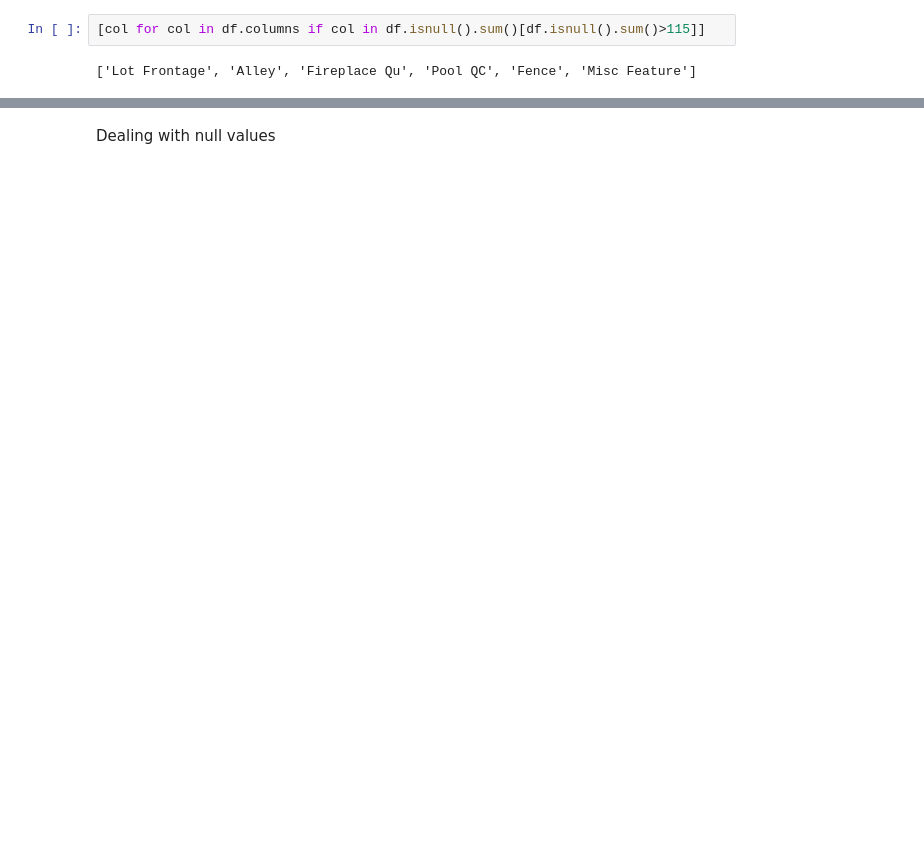
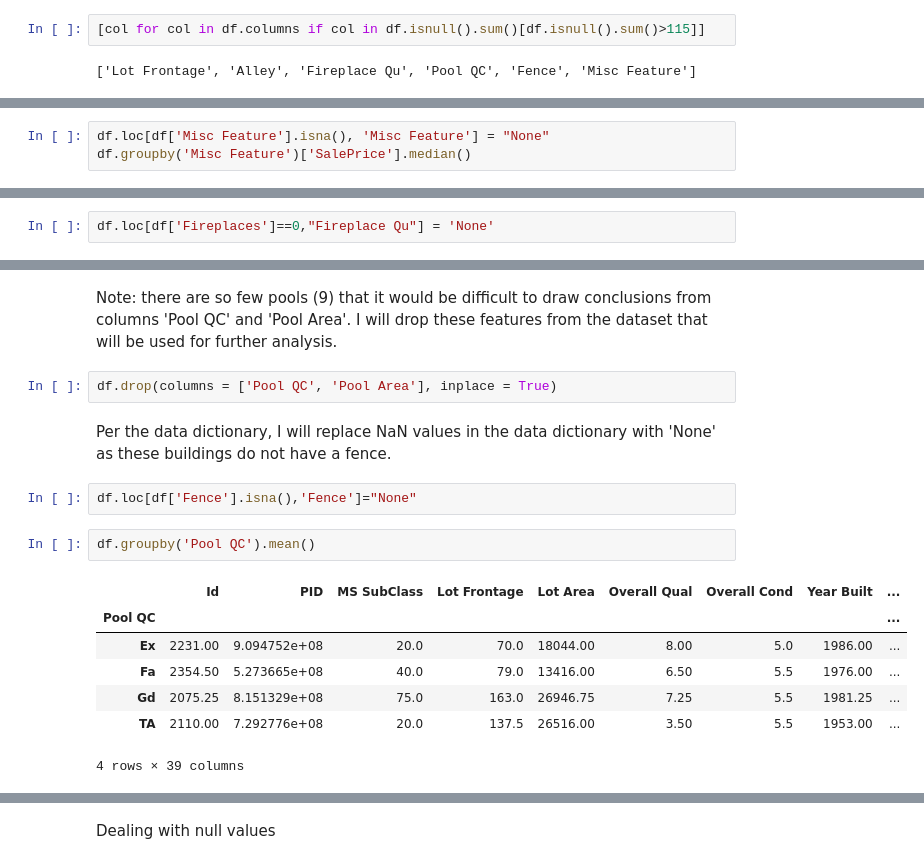
Before and after one commit to wcmohr/AmesHousing, a Jupyter notebook: notebooks/AMES_EDA.ipynb, the cells around one changed output, grey strips where cells are left out. Saved outputs shown, nothing was run; the diff lists cells and outputs as text; blank space fills up the shorter version.

Commit message:
data cleaning

```diff
--- a/notebooks/AMES_EDA.ipynb
+++ b/notebooks/AMES_EDA.ipynb
@@ -92,0 +116,3 @@ column
+# %%
+df.loc[df['Misc Feature'].isna(), 'Misc Feature'] = "None"
+df.groupby('Misc Feature')['SalePrice'].median()
@@ -92,0 +139,2 @@ column
+# %%
+df.loc[df['Fireplaces']==0,"Fireplace Qu"] = 'None'
@@ -92,0 +148,18 @@ column
+# %% [markdown]
+Note: there are so few pools (9) that it would be difficult to draw conclusions from columns 'Pool QC' and 'Pool Area'.  I will drop these features from  the dataset that will be used for further analysis.
+# %%
+df.drop(columns = ['Pool QC', 'Pool Area'], inplace = True)
+# %% [markdown]
+Per the data dictionary, I will replace NaN values in the data dictionary with 'None' as these buildings do not have a fence.
+# %%
+df.loc[df['Fence'].isna(),'Fence']="None"
+# %%
+df.groupby('Pool QC').mean()
+# %% [output]
+|  | Id | PID | MS SubClass | Lot Frontage | Lot Area | Overall Qual | Overall Cond | Year Built | ... |
+| Pool QC |  |  |  |  |  |  |  |  | ... |
+| Ex | 2231.00 | 9.094752e+08 | 20.0 | 70.0 | 18044.00 | 8.00 | 5.0 | 1986.00 | ... |
+| Fa | 2354.50 | 5.273665e+08 | 40.0 | 79.0 | 13416.00 | 6.50 | 5.5 | 1976.00 | ... |
+| Gd | 2075.25 | 8.151329e+08 | 75.0 | 163.0 | 26946.75 | 7.25 | 5.5 | 1981.25 | ... |
+| TA | 2110.00 | 7.292776e+08 | 20.0 | 137.5 | 26516.00 | 3.50 | 5.5 | 1953.00 | ... |
+4 rows × 39 columns
```
Also changed, not shown: parts of 46 cells of this notebook, 1 other file.
